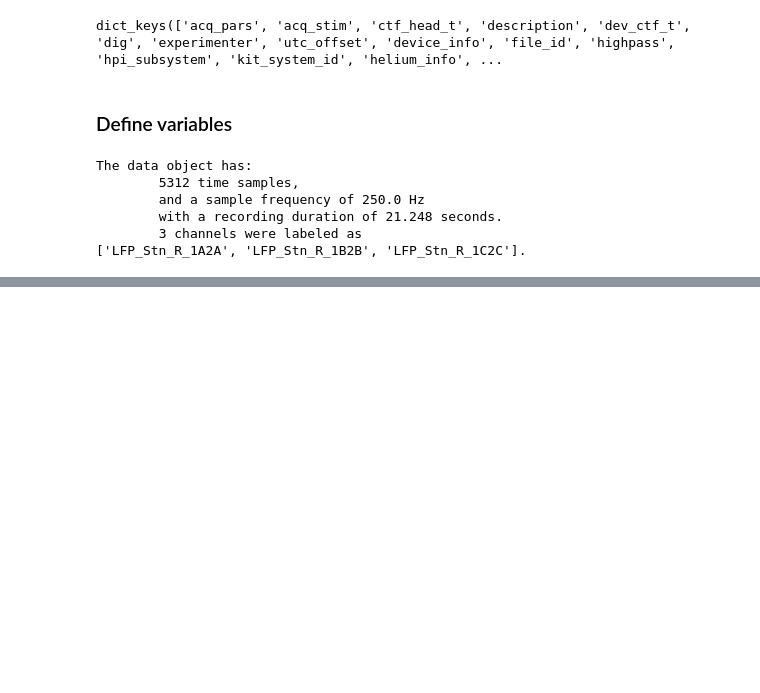
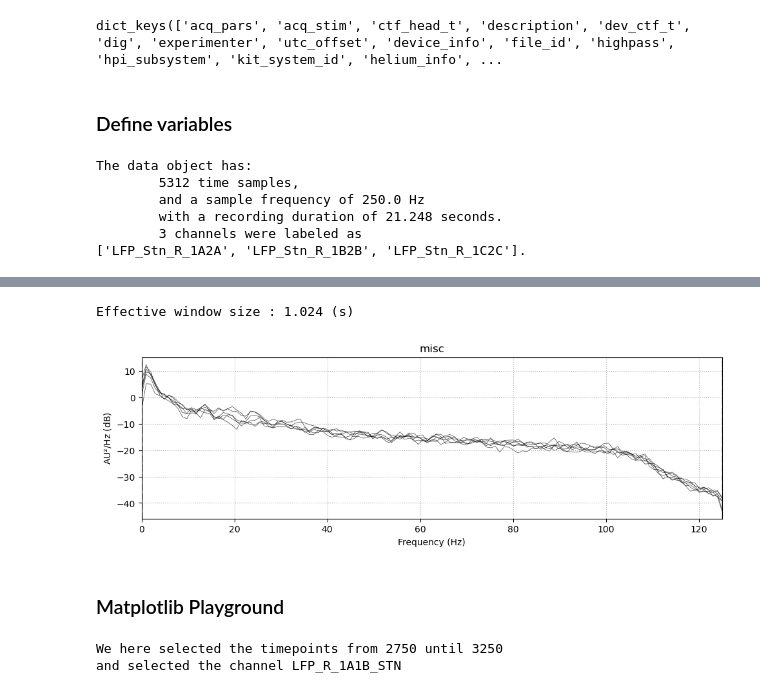
Before and after one commit to jgvhabets/PyPerceive, a Jupyter notebook: code/notebooks/percept_tf_analysis.ipynb, the cells around one changed output, grey strips where cells are left out. Cells and saved outputs as stored; diff of their text form; code cells hidden in the pictures; blank space fills up the shorter version.

```diff
--- a/code/notebooks/percept_tf_analysis.ipynb
+++ b/code/notebooks/percept_tf_analysis.ipynb
@@ -263,0 +380,36 @@ The data object has:
+# %%
+chs_to_plot = [
+    'LFP_R_1A1B_STN',
+    'LFP_R_1B1C_STN',
+    'LFP_R_1A1C_STN',
+    'LFP_R_2A2B_STN',
+    'LFP_R_2B2C_STN',
+    'LFP_R_2A2C_STN',
+    ]
+
+# to plot spectral power create object spectrum
+spectrum = raw.compute_psd(picks = chs_to_plot )
+
+# spectrum has a built-in plot() method
+spectrum.plot(picks = chs_to_plot, average=False, color='b')
+# %% [output]
+Effective window size : 1.024 (s)
+[figure, added]
+# %% [markdown]
+### Matplotlib Playground
+# %%
+# extract a selection of raw[]
+
+start_stop_seconds = np.array([11, 13])
+start_sample, stop_sample = (start_stop_seconds * sampling_freq).astype(int)
+
+channel_index = 0
+raw_selection = raw[channel_index, start_sample:stop_sample]
+
+print(f'We here selected the timepoints from {start_sample} until {stop_sample}'
+      f'\nand selected the channel {raw.ch_names[channel_index]}')
+
+# print(raw_selection)
+# %% [output]
+We here selected the timepoints from 2750 until 3250
+and selected the channel LFP_R_1A1B_STN
```
Also changed, not shown: parts of 37 cells of this notebook.
